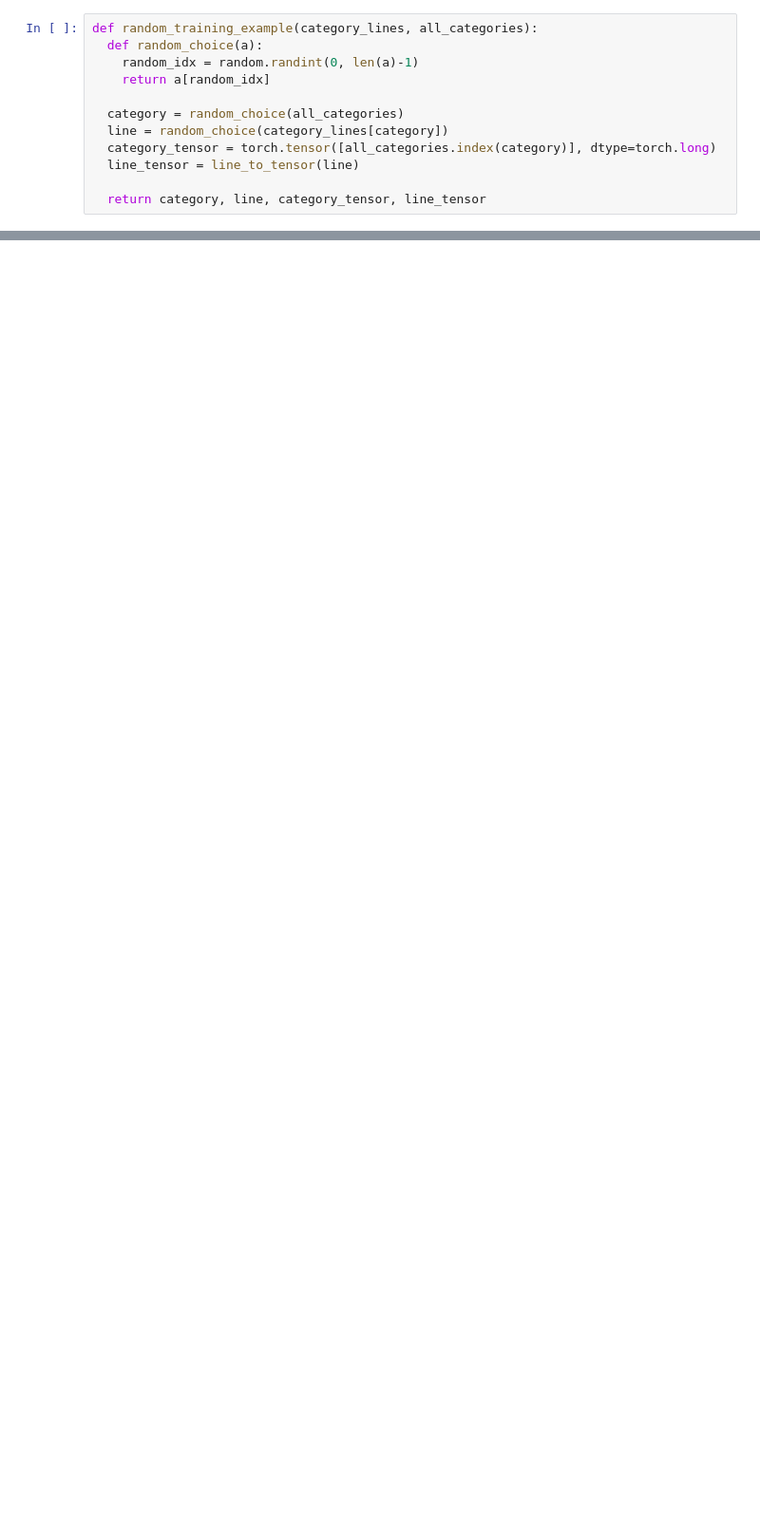
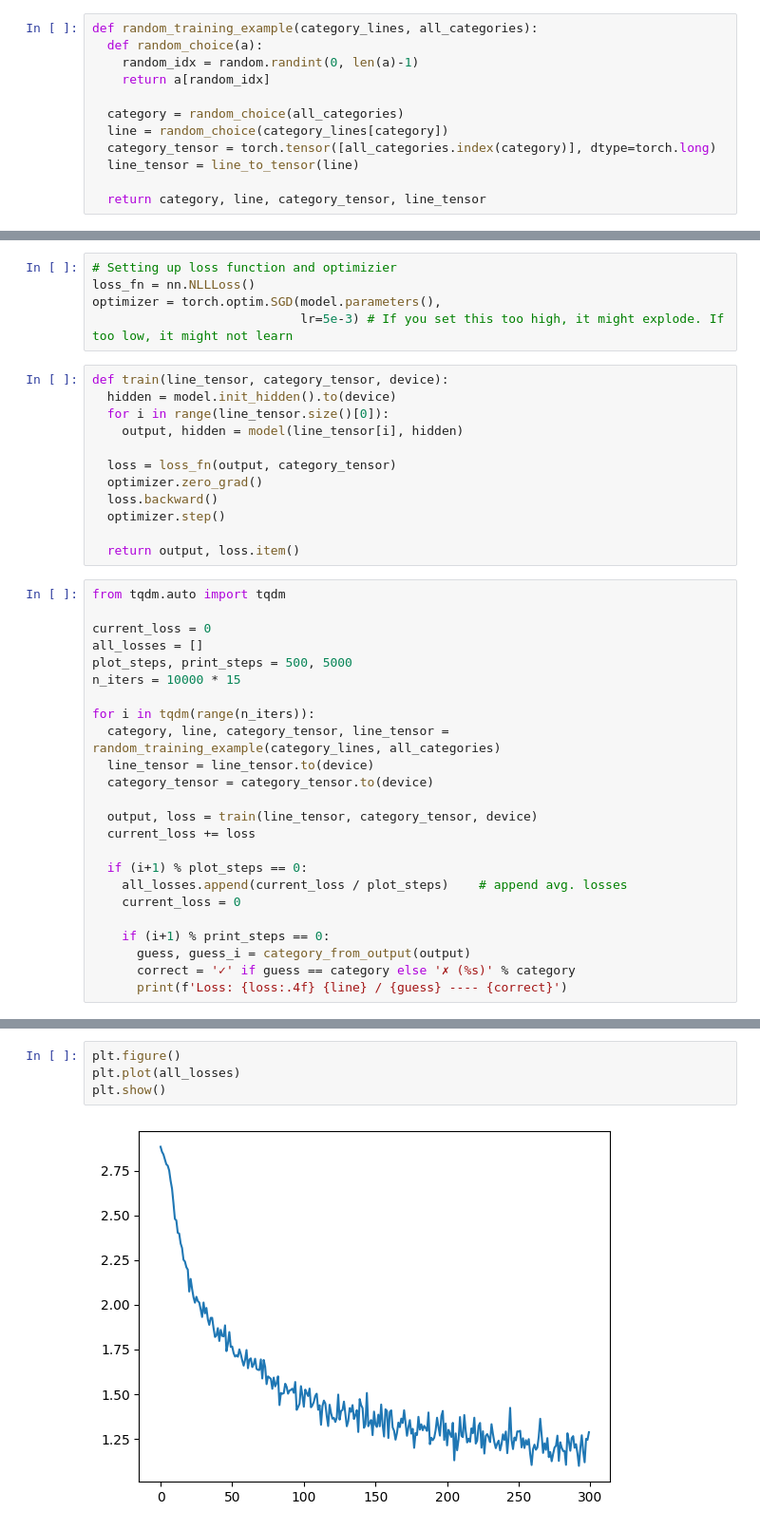
Before and after one commit to LuluW8071/Data-Science, a Jupyter notebook: Pytorch/08_PyTorch_RNNs/00_PyTorch_RNNs.ipynb, the cells around one changed output, grey strips where cells are left out. Shown at 95% size. Drawn from its saved outputs; the diff is of its cells as text; blank space fills up the shorter version.

Commit message:
:rocket: [UPDATE] Trained RNN Language Classifier

```diff
--- a/Pytorch/08_PyTorch_RNNs/00_PyTorch_RNNs.ipynb
+++ b/Pytorch/08_PyTorch_RNNs/00_PyTorch_RNNs.ipynb
@@ -199,0 +295,41 @@ def random_training_example(category_lines, all_categories):
+# %%
+# Setting up loss function and optimizier
+loss_fn = nn.NLLLoss()
+optimizer = torch.optim.SGD(model.parameters(),
+                            lr=5e-3) # If you set this too high, it might explode. If too low, it might not learn
+# %%
+def train(line_tensor, category_tensor, device):
+  hidden = model.init_hidden().to(device)
+  for i in range(line_tensor.size()[0]):
+    output, hidden = model(line_tensor[i], hidden)
+
+  loss = loss_fn(output, category_tensor)
+  optimizer.zero_grad()
+  loss.backward()
+  optimizer.step()
+
+  return output, loss.item()
+# %%
+from tqdm.auto import tqdm
+
+current_loss = 0
+all_losses = []
+plot_steps, print_steps = 500, 5000
+n_iters = 10000 * 15
+
+for i in tqdm(range(n_iters)):
+  category, line, category_tensor, line_tensor = random_training_example(category_lines, all_categories)
+  line_tensor = line_tensor.to(device)
+  category_tensor = category_tensor.to(device)
+
+  output, loss = train(line_tensor, category_tensor, device)
+  current_loss += loss
+
+  if (i+1) % plot_steps == 0:
+    all_losses.append(current_loss / plot_steps)    # append avg. losses
+    current_loss = 0
+
+    if (i+1) % print_steps == 0:
+      guess, guess_i = category_from_output(output)
+      correct = '✓' if guess == category else '✗ (%s)' % category
+      print(f'Loss: {loss:.4f} {line} / {guess} ---- {correct}')
@@ -199,0 +356,6 @@ def random_training_example(category_lines, all_categories):
+# %%
+plt.figure()
+plt.plot(all_losses)
+plt.show()
+# %% [output]
+[figure, added]
```
Also changed, not shown: parts of 26 cells of this notebook.
